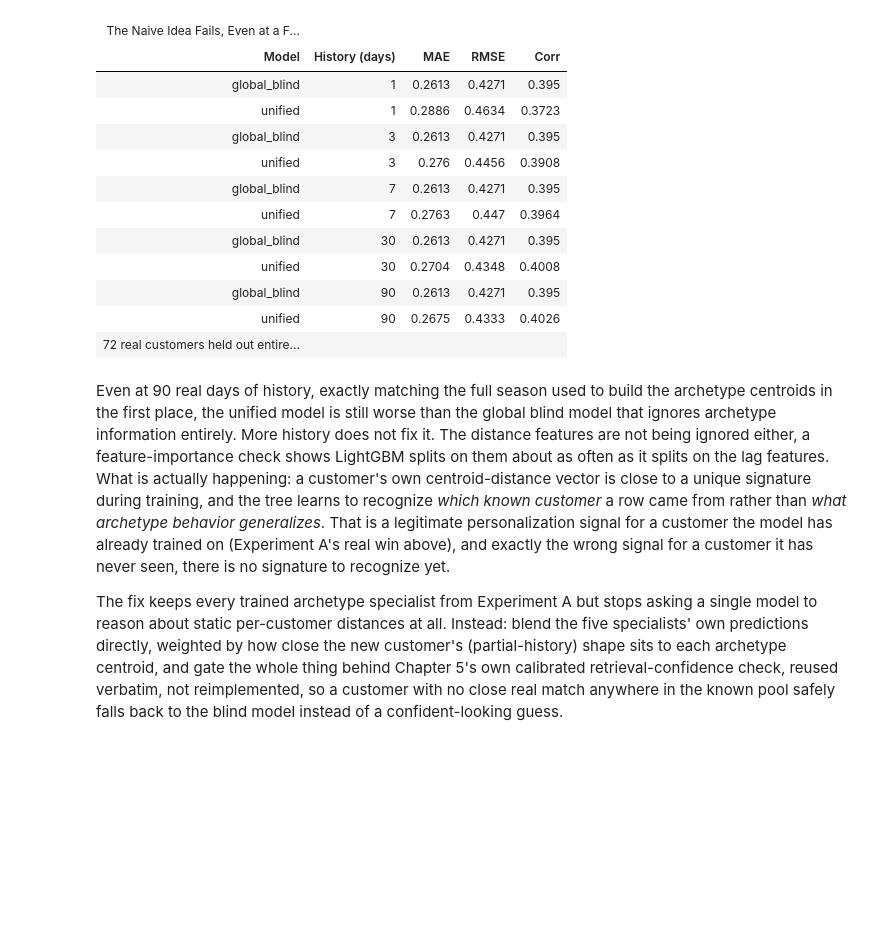
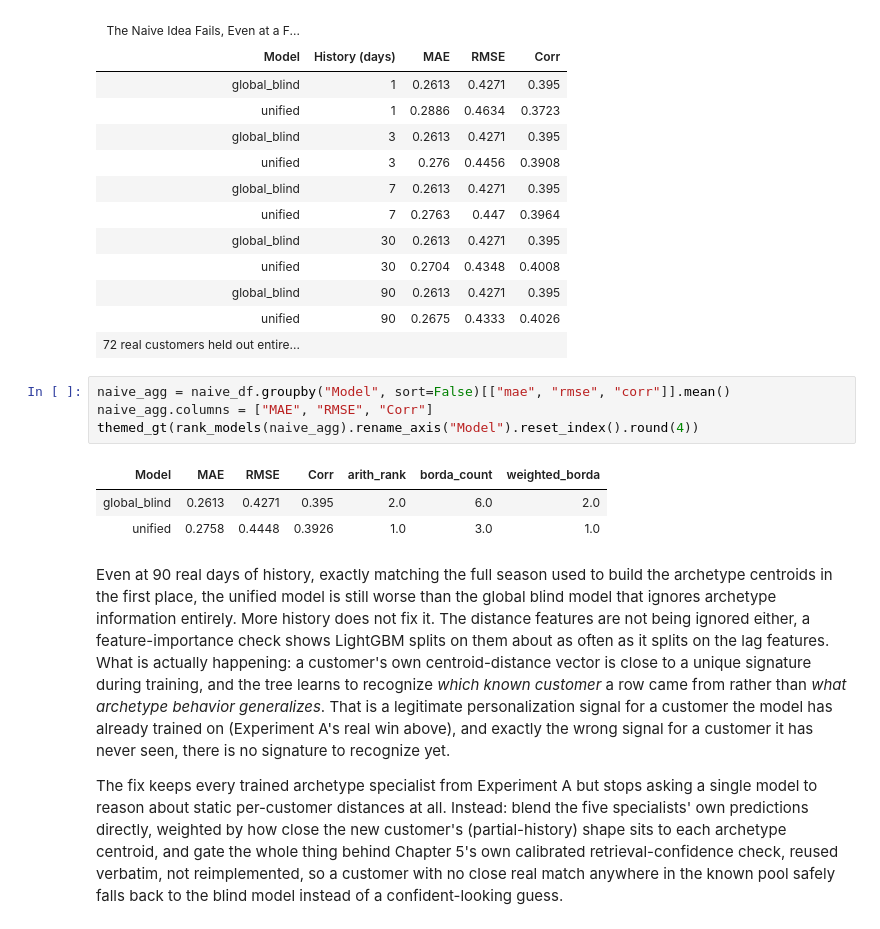
Before and after one commit to sambaiga/ml-energy-disaggregation, a Jupyter notebook: book/05-forecasting/02-scaling-archetypes-code.ipynb, the cells around one changed output. Drawn from its saved outputs; the diff is of its cells as text; blank space fills up the shorter version.

```diff
--- a/book/05-forecasting/02-scaling-archetypes-code.ipynb
+++ b/book/05-forecasting/02-scaling-archetypes-code.ipynb
@@ -505,6 +515,14 @@ themed_gt(
 | global_blind | 90 | 0.2613 | 0.4271 | 0.395 |
 | unified | 90 | 0.2675 | 0.4333 | 0.4026 |
 | 72 real customers held out entire... |  |  |  |  |
+# %%
+naive_agg = naive_df.groupby("Model", sort=False)[["mae", "rmse", "corr"]].mean()
+naive_agg.columns = ["MAE", "RMSE", "Corr"]
+themed_gt(rank_models(naive_agg).rename_axis("Model").reset_index().round(4))
+# %% [output]
+| Model | MAE | RMSE | Corr | arith_rank | borda_count | weighted_borda |
+| global_blind | 0.2613 | 0.4271 | 0.395 | 2.0 | 6.0 | 2.0 |
+| unified | 0.2758 | 0.4448 | 0.3926 | 1.0 | 3.0 | 1.0 |
 # %% [markdown]
 Even at 90 real days of history, exactly matching the full season used to
 build the archetype centroids in the first place, the unified model is still
```
Also changed, not shown: parts of 3 cells of this notebook, 2 other files.
